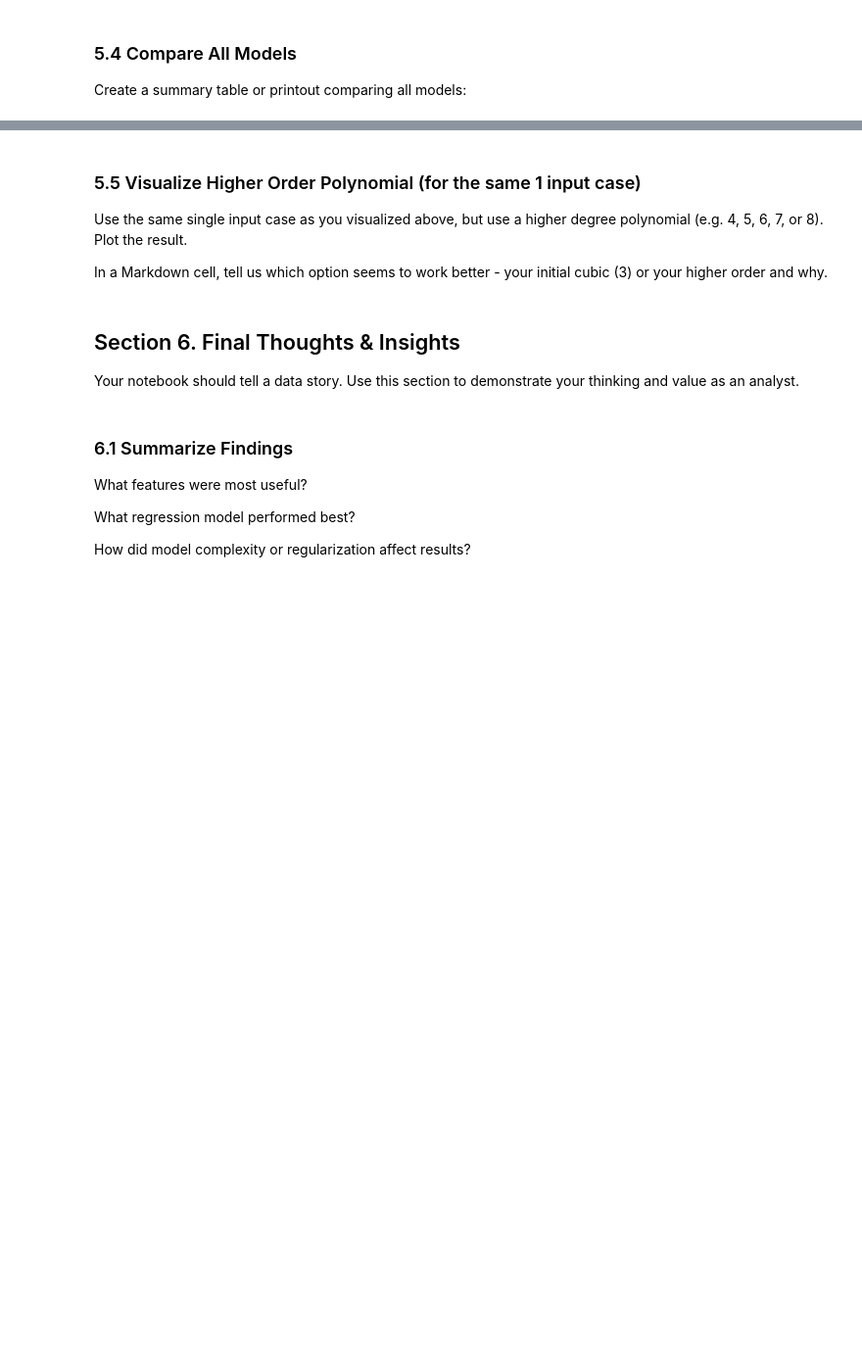
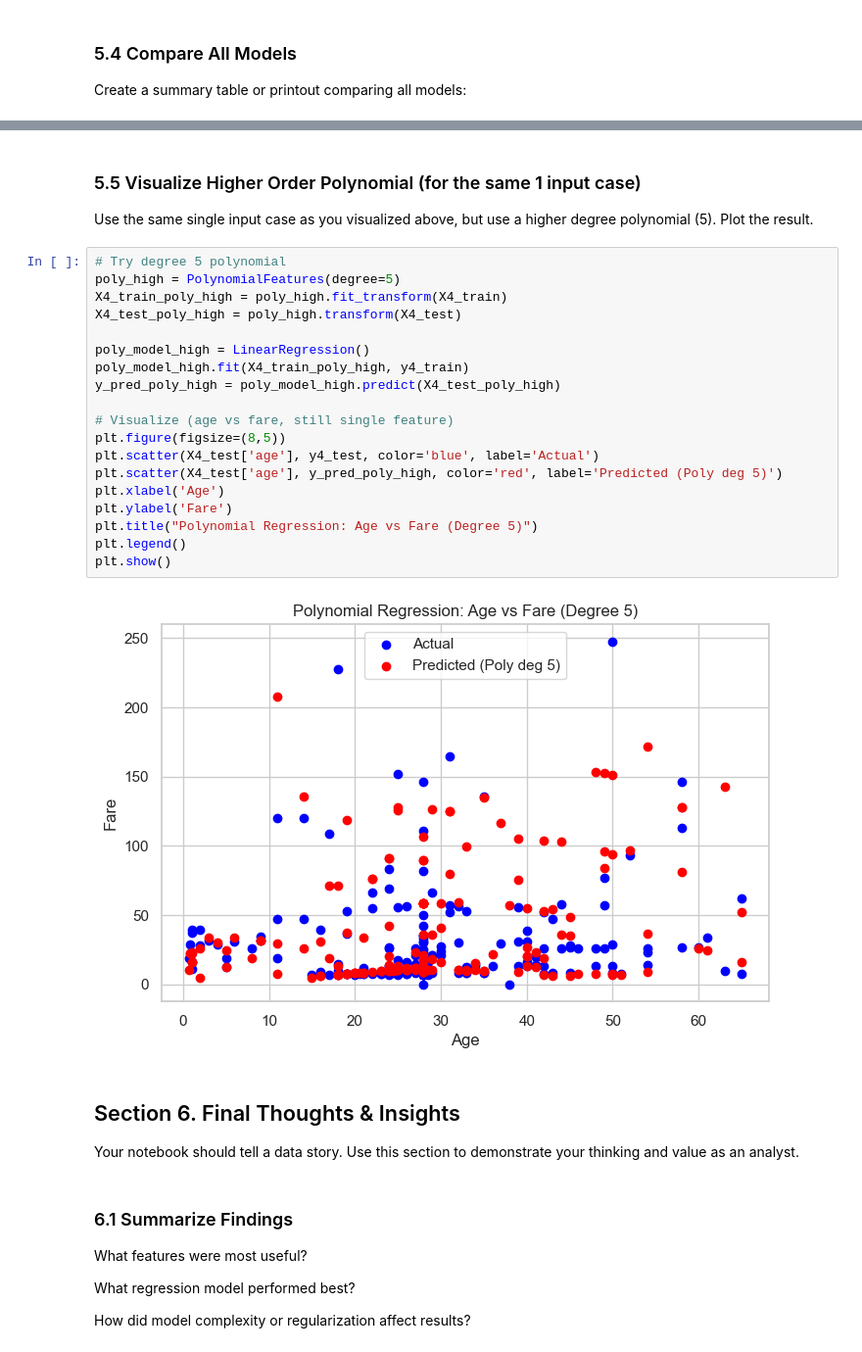
Before and after one commit to abeaderstadt/applied-ml-beaderstadt, a Jupyter notebook: notebooks/project04/ml04_beaderstadt.ipynb, the cells around one changed output, grey strips where cells are left out. Shown at 98% size. Drawn from its saved outputs; the diff is of its cells as text; blank space fills up the shorter version.

```diff
--- a/notebooks/project04/ml04_beaderstadt.ipynb
+++ b/notebooks/project04/ml04_beaderstadt.ipynb
@@ -298,8 +423,27 @@ report("Polynomial", y1_test, y_pred_poly)
 # %% [markdown]
 ### 5.5 Visualize Higher Order Polynomial (for the same 1 input case)
-Use the same single input case as you visualized above, but use a higher degree polynomial (e.g. 4, 5, 6, 7, or 8). Plot the result.
-
-In a Markdown cell, tell us which option seems to work better - your initial cubic (3) or your higher order and why.
+Use the same single input case as you visualized above, but use a higher degree polynomial (5). Plot the result.
+# %%
+# Try degree 5 polynomial
+poly_high = PolynomialFeatures(degree=5)
+X4_train_poly_high = poly_high.fit_transform(X4_train)
+X4_test_poly_high = poly_high.transform(X4_test)
+
+poly_model_high = LinearRegression()
+poly_model_high.fit(X4_train_poly_high, y4_train)
+y_pred_poly_high = poly_model_high.predict(X4_test_poly_high)
+
+# Visualize (age vs fare, still single feature)
+plt.figure(figsize=(8,5))
+plt.scatter(X4_test['age'], y4_test, color='blue', label='Actual')
+plt.scatter(X4_test['age'], y_pred_poly_high, color='red', label='Predicted (Poly deg 5)')
+plt.xlabel('Age')
+plt.ylabel('Fare')
+plt.title("Polynomial Regression: Age vs Fare (Degree 5)")
+plt.legend()
+plt.show()
+# %% [output]
+[figure, added]
 # %% [markdown]
 ## Section 6. Final Thoughts & Insights
 Your notebook should tell a data story. Use this section to demonstrate your thinking and value as an analyst.
```
Also changed, not shown: parts of 26 cells of this notebook, 1 other file.
